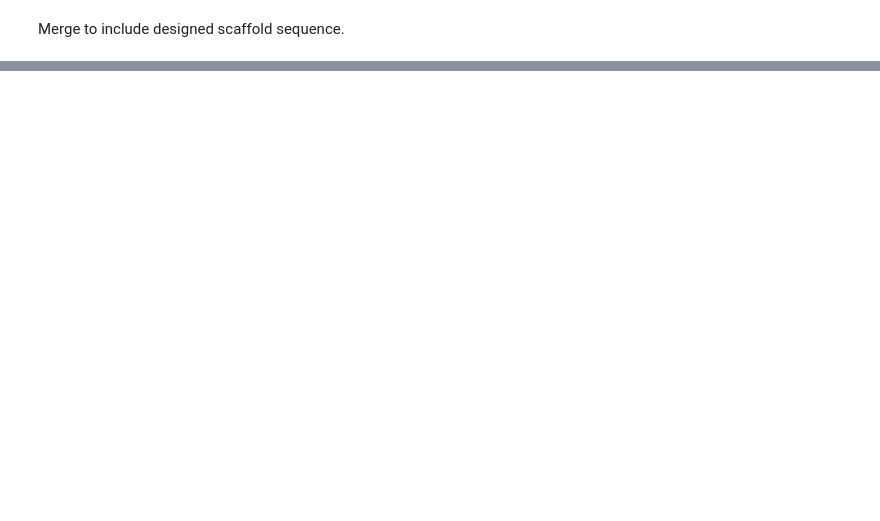
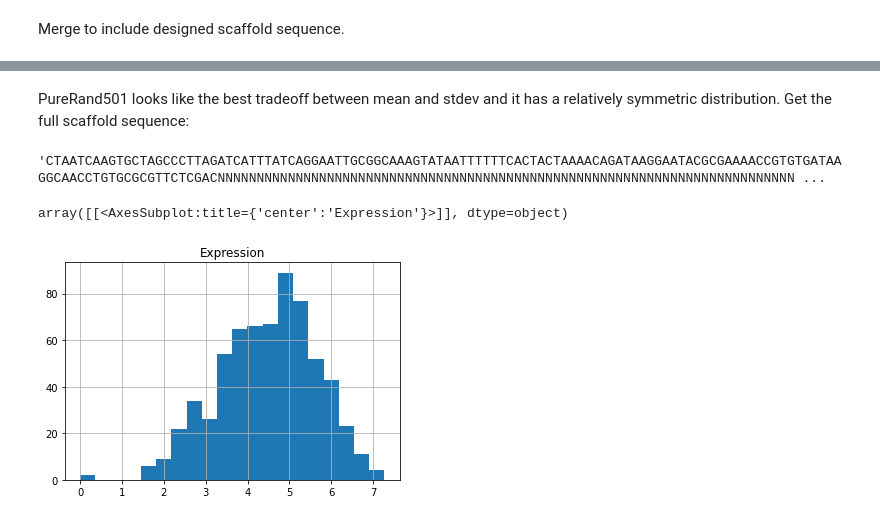
Before and after one commit to nmateyko/RandomASE, a Jupyter notebook: promoter_scaffold_analysis_20221003.ipynb, the cells around one changed output, grey strips where cells are left out. Drawn from its saved outputs; the diff is of its cells as text; code cells hidden in the pictures; blank space fills up the shorter version.

```diff
--- a/promoter_scaffold_analysis_20221003.ipynb
+++ b/promoter_scaffold_analysis_20221003.ipynb
@@ -51,0 +137,11 @@ g.map(sns.histplot, "Expression")
+# %% [markdown]
+PureRand501 looks like the best tradeoff between mean and stdev and it has a relatively symmetric distribution. Get the full scaffold sequence:
+# %%
+grouped[grouped["ScaffoldName"] == "PureRand501"]['DesignedSequence'].item()
+# %% [output]
+'CTAATCAAGTGCTAGCCCTTAGATCATTTATCAGGAATTGCGGCAAAGTATAATTTTTTCACTACTAAAACAGATAAGGAATACGCGAAAACCGTGTGATAAGGCAACCTGTGCGCGTTCTCGACNNNNNNNNNNNNNNNNNNNNNNNNNNNNNNNNNNNNNNNNNNNNNNNNNNNNNNNNNNNNNNNNNNNNNNNNNN ...
+# %%
+expression_df[expression_df["ScaffoldName"] == "PureRand501"].hist("Expression", bins=20)
+# %% [output]
+array([[<AxesSubplot:title={'center':'Expression'}>]], dtype=object)
+[figure, added]
```
Also changed, not shown: parts of 15 cells of this notebook.
